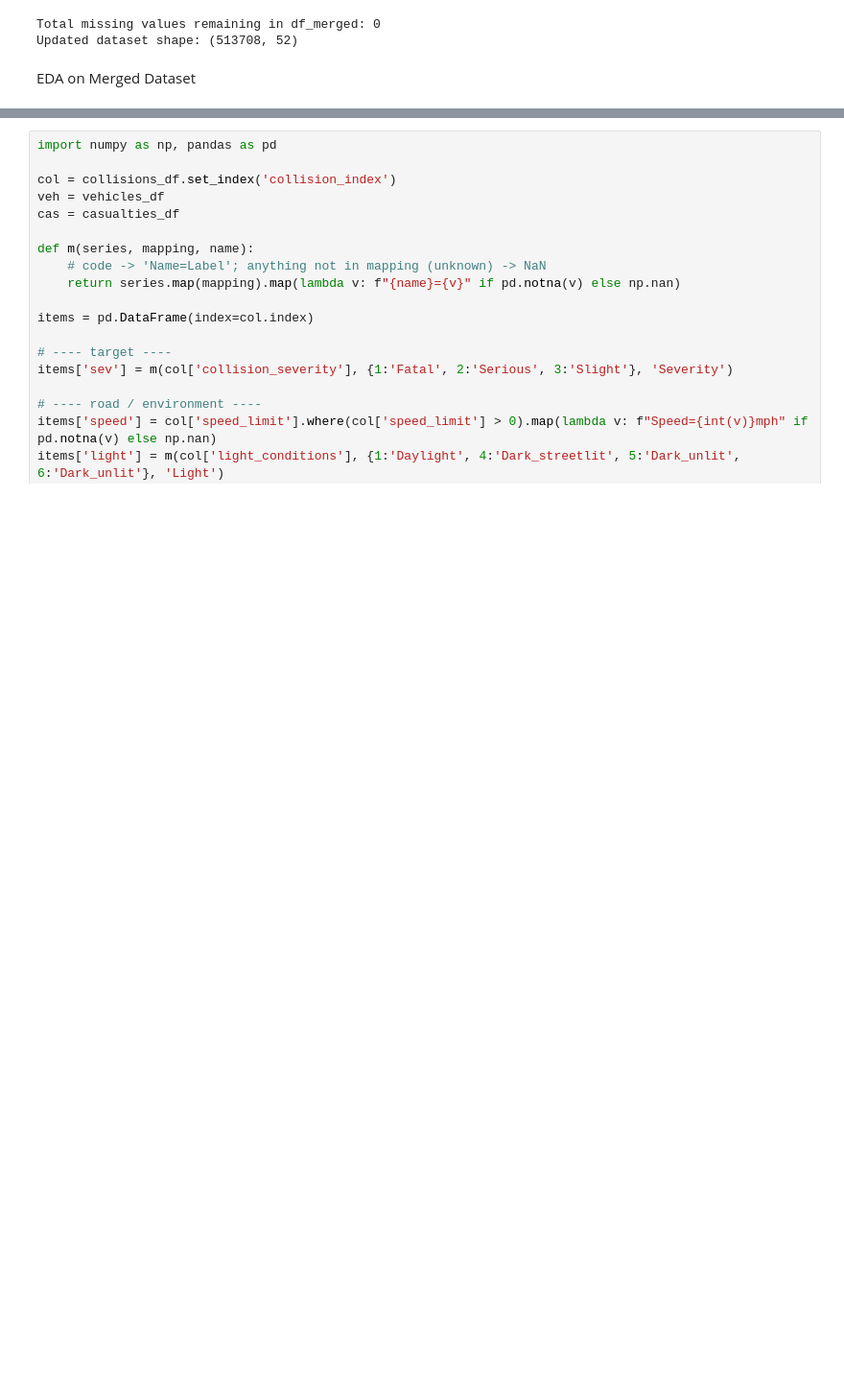
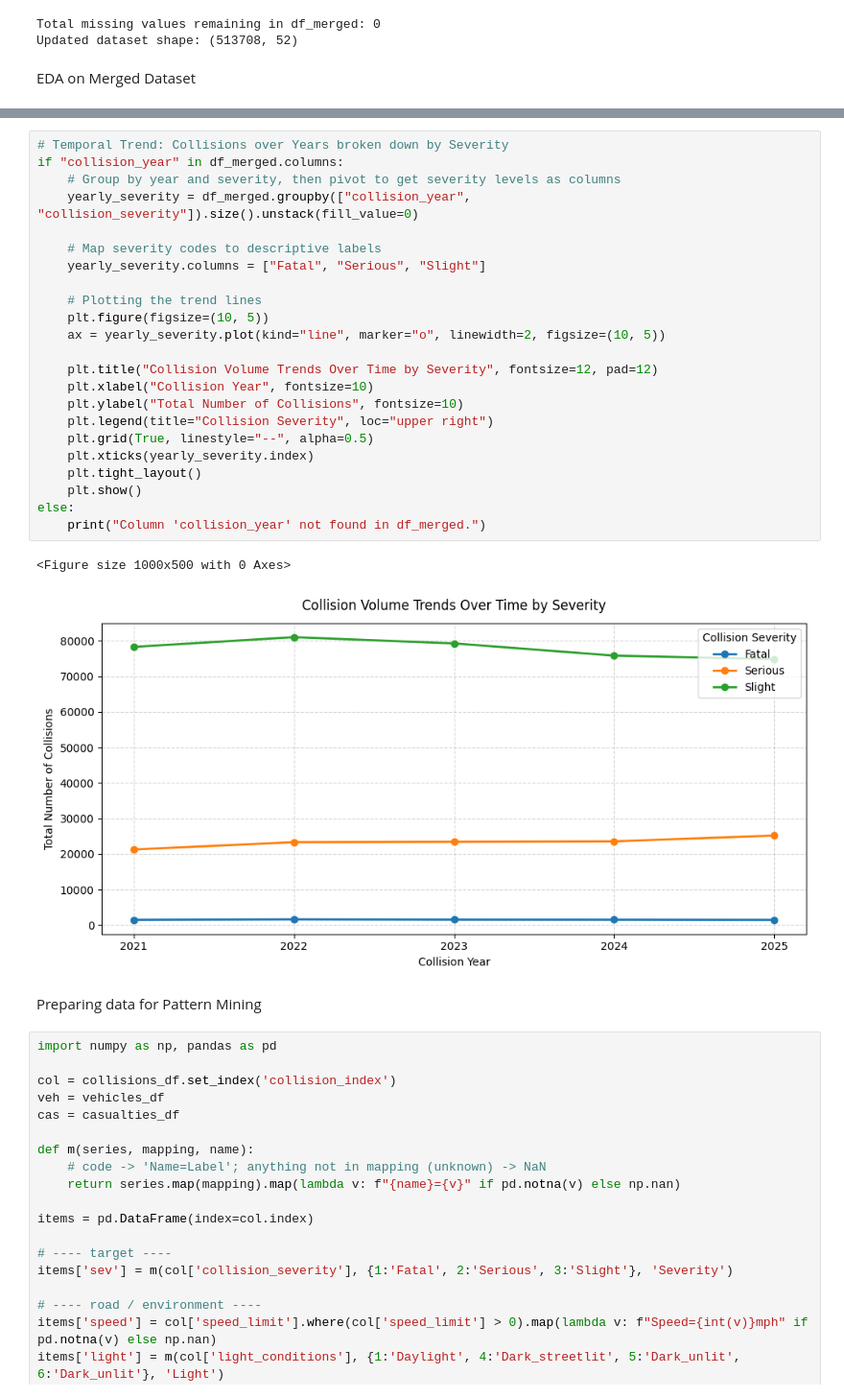
Before and after one commit to ghadiadeepali/Road_Accident_Pattern_Mining_and_Severity-Analysis, a Jupyter notebook: code.ipynb, the cells around one changed output, grey strips where cells are left out. Shown at 96% size. Cells and saved outputs as stored; diff of their text form; blank space fills up the shorter version.

```diff
--- a/code.ipynb
+++ b/code.ipynb
@@ -750,3 +822,31 @@ Rules followed here:
+# %%
+# Temporal Trend: Collisions over Years broken down by Severity
+if "collision_year" in df_merged.columns:
+    # Group by year and severity, then pivot to get severity levels as columns
+    yearly_severity = df_merged.groupby(["collision_year", "collision_severity"]).size().unstack(fill_value=0)
+
+    # Map severity codes to descriptive labels
+    yearly_severity.columns = ["Fatal", "Serious", "Slight"]
+
+    # Plotting the trend lines
+    plt.figure(figsize=(10, 5))
+    ax = yearly_severity.plot(kind="line", marker="o", linewidth=2, figsize=(10, 5))
+
+    plt.title("Collision Volume Trends Over Time by Severity", fontsize=12, pad=12)
+    plt.xlabel("Collision Year", fontsize=10)
+    plt.ylabel("Total Number of Collisions", fontsize=10)
+    plt.legend(title="Collision Severity", loc="upper right")
+    plt.grid(True, linestyle="--", alpha=0.5)
+    plt.xticks(yearly_severity.index)
+    plt.tight_layout()
+    plt.show()
+else:
+    print("Column 'collision_year' not found in df_merged.")
+# %% [output]
+<Figure size 1000x500 with 0 Axes>
+[figure, added]
+# %% [markdown]
+Preparing data for Pattern Mining
 # %%
 import numpy as np, pandas as pd
 
```
Also changed, not shown: parts of 13 cells of this notebook.
